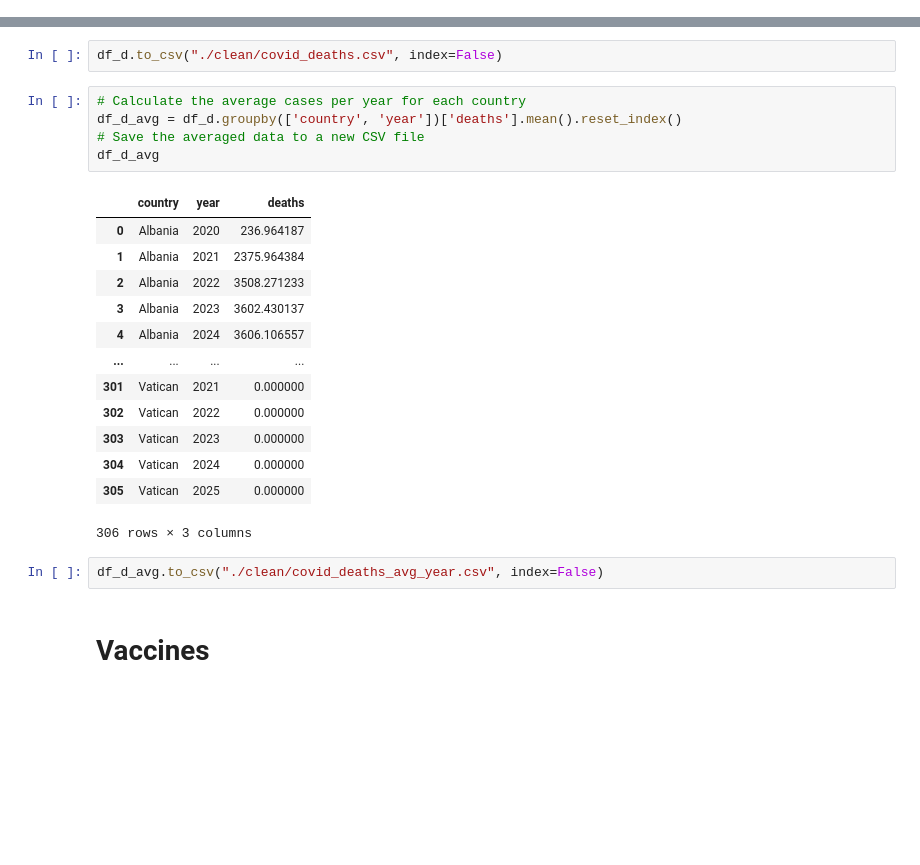
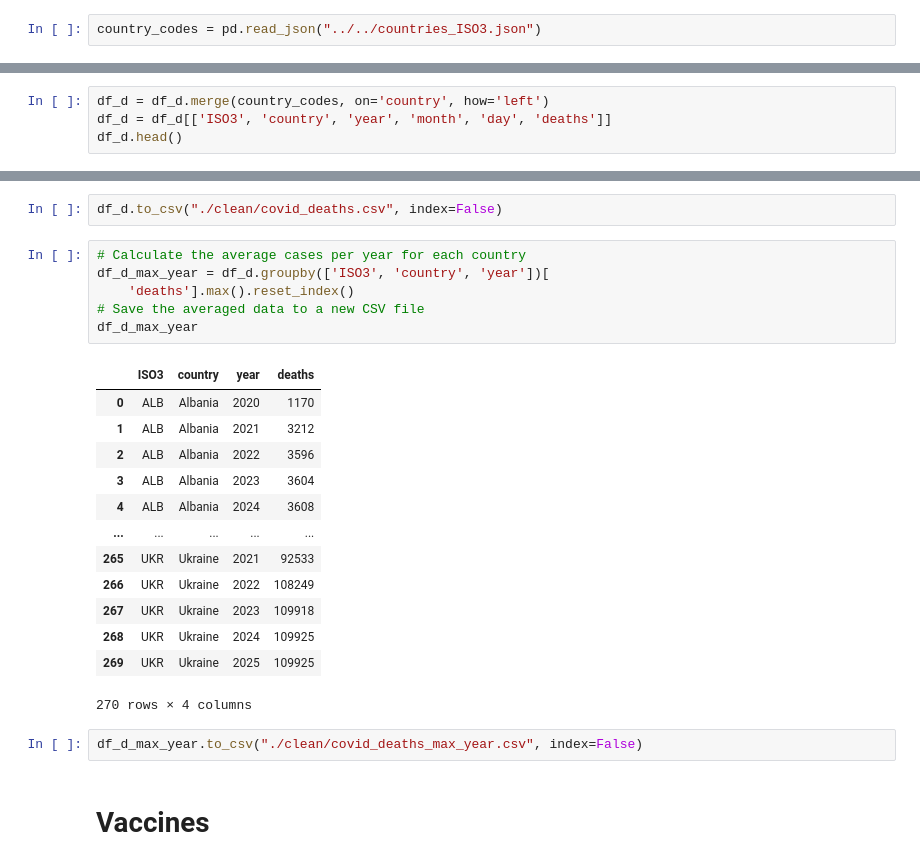
Before and after one commit to ChristianParodi/tristimuli-final-project, a Jupyter notebook: dataset/COVID/covid_temp/temp.ipynb, the cells around one changed output, grey strips where cells are left out. Saved outputs shown, nothing was run; the diff lists cells and outputs as text; blank space fills up the shorter version.

```diff
--- a/dataset/COVID/covid_temp/temp.ipynb
+++ b/dataset/COVID/covid_temp/temp.ipynb
@@ -1,5 +1,7 @@
 # %%
 import pandas as pd
+# %%
+country_codes = pd.read_json("../../countries_ISO3.json")
 # %%
 europe = pd.read_csv("../covid.csv")["country"]
 europe.drop_duplicates(inplace=True)
@@ -208,3 +239,7 @@ df_d.head()
 | 4 | Afghanistan | 2020 | 1 | 8 | 0 |
 # %%
 df_d = df_d[df_d['country'].isin(europe)]
+# %%
+df_d = df_d.merge(country_codes, on='country', how='left')
+df_d = df_d[['ISO3', 'country', 'year', 'month', 'day', 'deaths']]
+df_d.head()
@@ -212,25 +254,26 @@ df_d = df_d[df_d['country'].isin(europe)]
 df_d.to_csv("./clean/covid_deaths.csv", index=False)
 # %%
 # Calculate the average cases per year for each country
-df_d_avg = df_d.groupby(['country', 'year'])['deaths'].mean().reset_index()
+df_d_max_year = df_d.groupby(['ISO3', 'country', 'year'])[
+    'deaths'].max().reset_index()
 # Save the averaged data to a new CSV file
-df_d_avg
+df_d_max_year
 # %% [output]
-|  | country | year | deaths |
-| 0 | Albania | 2020 | 236.964187 |
-| 1 | Albania | 2021 | 2375.964384 |
-| 2 | Albania | 2022 | 3508.271233 |
-| 3 | Albania | 2023 | 3602.430137 |
-| 4 | Albania | 2024 | 3606.106557 |
-| ... | ... | ... | ... |
-| 301 | Vatican | 2021 | 0.000000 |
-| 302 | Vatican | 2022 | 0.000000 |
-| 303 | Vatican | 2023 | 0.000000 |
-| 304 | Vatican | 2024 | 0.000000 |
-| 305 | Vatican | 2025 | 0.000000 |
+|  | ISO3 | country | year | deaths |
+| 0 | ALB | Albania | 2020 | 1170 |
+| 1 | ALB | Albania | 2021 | 3212 |
+| 2 | ALB | Albania | 2022 | 3596 |
+| 3 | ALB | Albania | 2023 | 3604 |
+| 4 | ALB | Albania | 2024 | 3608 |
+| ... | ... | ... | ... | ... |
+| 265 | UKR | Ukraine | 2021 | 92533 |
+| 266 | UKR | Ukraine | 2022 | 108249 |
+| 267 | UKR | Ukraine | 2023 | 109918 |
+| 268 | UKR | Ukraine | 2024 | 109925 |
+| 269 | UKR | Ukraine | 2025 | 109925 |
-306 rows × 3 columns
+270 rows × 4 columns
 # %%
-df_d_avg.to_csv("./clean/covid_deaths_avg_year.csv", index=False)
+df_d_max_year.to_csv("./clean/covid_deaths_max_year.csv", index=False)
 # %% [markdown]
 # Vaccines
 # %%
```
Also changed, not shown: parts of 17 cells of this notebook, 15 other files.
